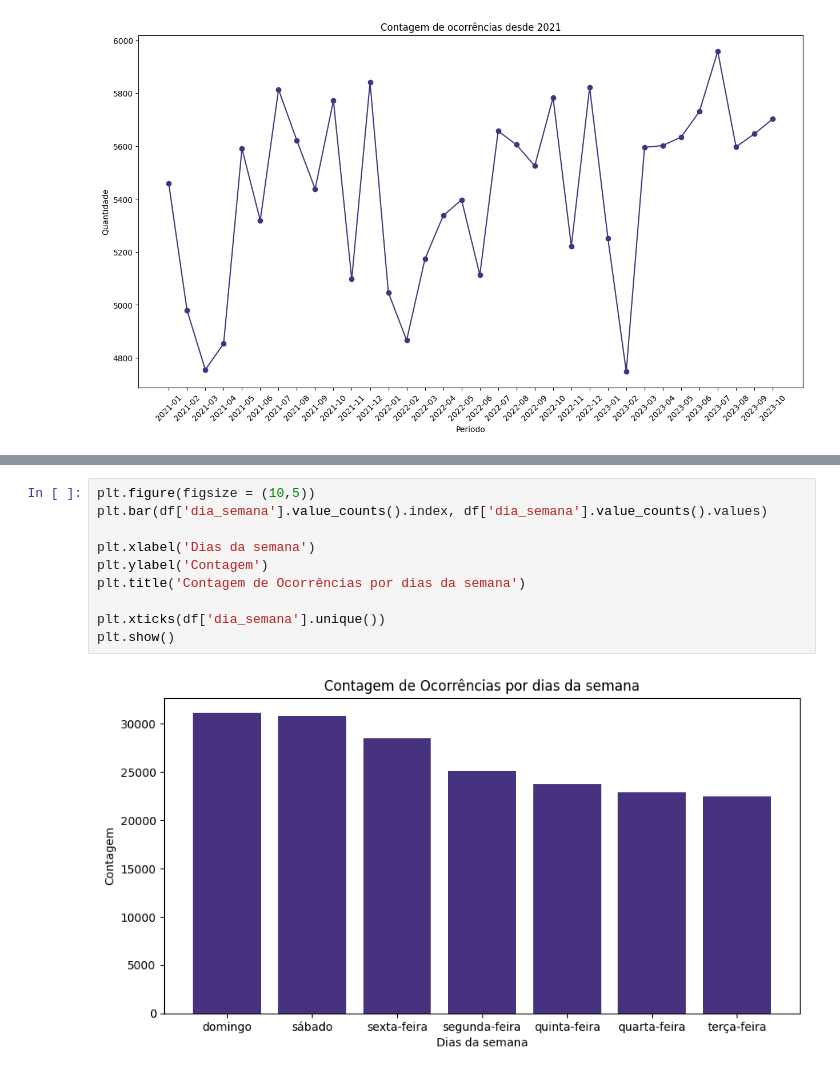
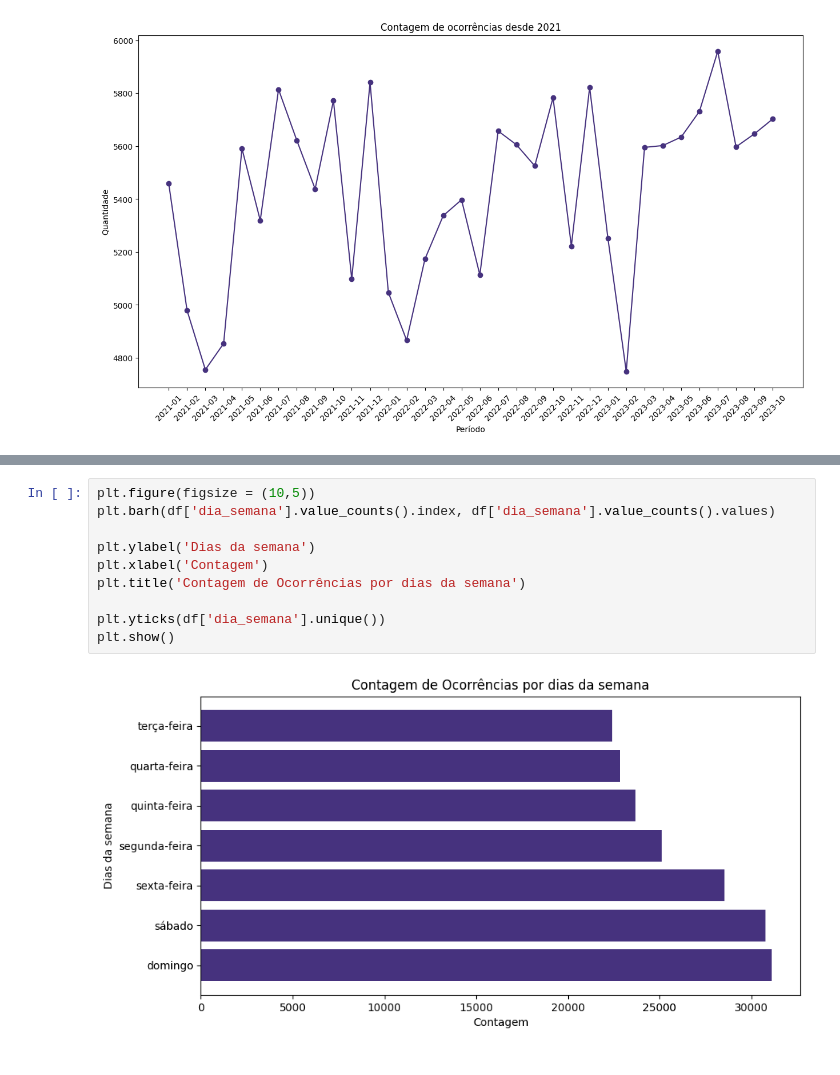
Before and after one commit to Muniz97/Data-Science---Federal-road-accidents---Brazil, a Jupyter notebook: 2 - Statistic/Federal_Accidents_Statistic.ipynb, the cells around one changed output, grey strips where cells are left out. Saved outputs shown, nothing was run; the diff lists cells and outputs as text.

```diff
--- a/2 - Statistic/Federal_Accidents_Statistic.ipynb
+++ b/2 - Statistic/Federal_Accidents_Statistic.ipynb
@@ -155,12 +159,12 @@ plt.show()
 # %%
 plt.figure(figsize = (10,5))
-plt.bar(df['dia_semana'].value_counts().index, df['dia_semana'].value_counts().values)
+plt.barh(df['dia_semana'].value_counts().index, df['dia_semana'].value_counts().values)
 
-plt.xlabel('Dias da semana')
-plt.ylabel('Contagem')
+plt.ylabel('Dias da semana')
+plt.xlabel('Contagem')
 plt.title('Contagem de Ocorrências por dias da semana')
 
-plt.xticks(df['dia_semana'].unique())
+plt.yticks(df['dia_semana'].unique())
 plt.show()
 # %% [output]
-[figure, old version]
+[figure, new version]
```
Also changed, not shown: parts of 3 cells of this notebook.
